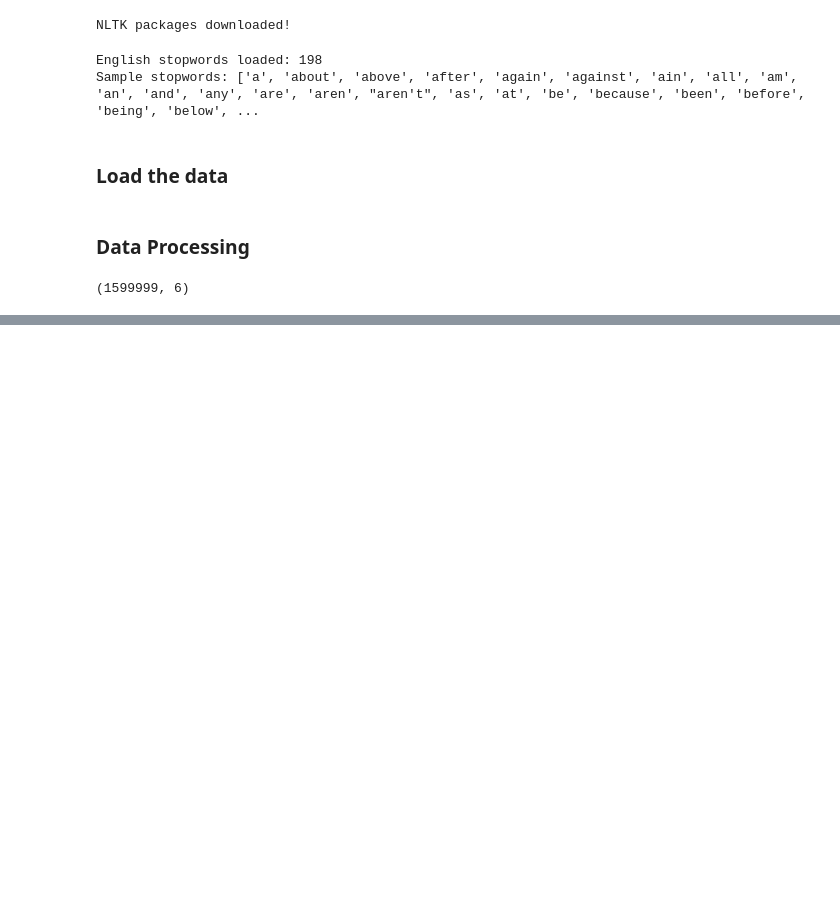
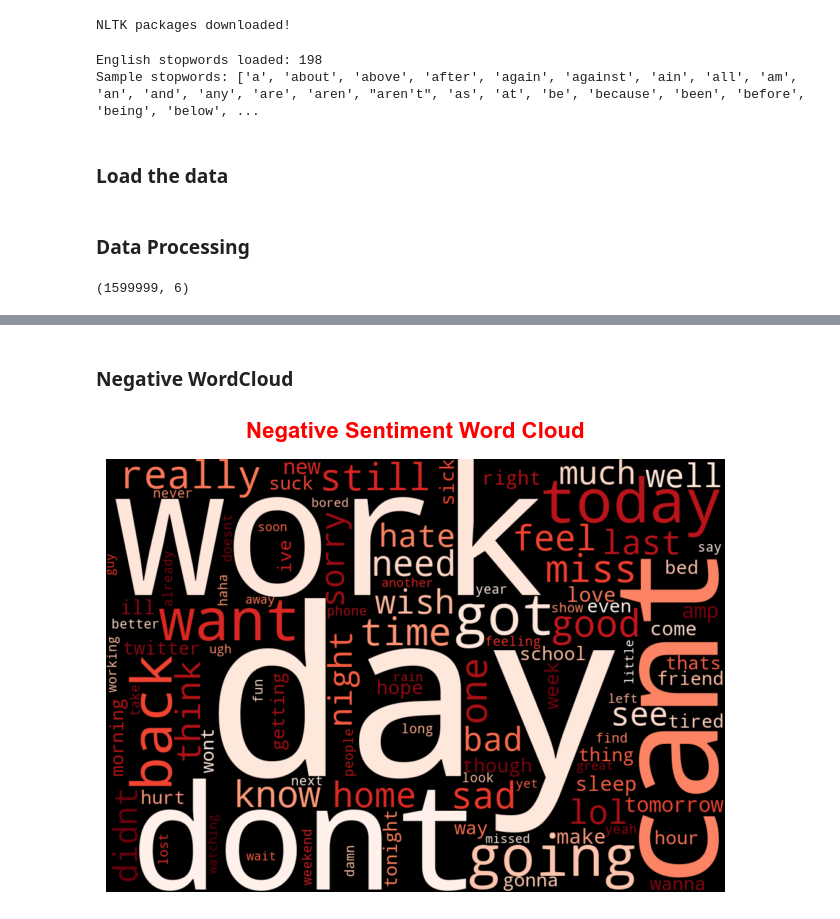
Before and after one commit to Kahkashan2708/Twitter-Sentiment-Analysis-mlops, a Jupyter notebook: Notebook/EDA.ipynb, the cells around one changed output, grey strips where cells are left out. Drawn from its saved outputs; the diff is of its cells as text; code cells hidden in the pictures; blank space fills up the shorter version.

```diff
--- a/Notebook/EDA.ipynb
+++ b/Notebook/EDA.ipynb
@@ -56,0 +252,30 @@ twitter_data.shape
+# %% [markdown]
+### Negative WordCloud
+# %%
+plt.figure(figsize=(8, 5))
+
+# Get negative words
+negative_tweets = twitter_data[twitter_data['target'] == 0]['text']
+negative_words = []
+for text in negative_tweets:
+    if pd.notna(text):
+        negative_words.extend(extract_words(str(text)))
+
+negative_text = ' '.join(negative_words)
+
+wordcloud_negative = WordCloud(width=1000, height=700,
+                              background_color='black',
+                              max_words=100,
+                              colormap='Reds',
+                              relative_scaling=0.5,
+                              random_state=42,
+                              collocations=False).generate(negative_text)
+
+plt.imshow(wordcloud_negative, interpolation='bilinear')
+plt.axis('off')
+plt.title('Negative Sentiment Word Cloud',
+          fontsize=16, fontweight='bold', color='black', pad=15)
+plt.tight_layout()
+plt.show()
+# %% [output]
+[figure, added]
```
Also changed, not shown: parts of 23 cells of this notebook, 8 other files.
